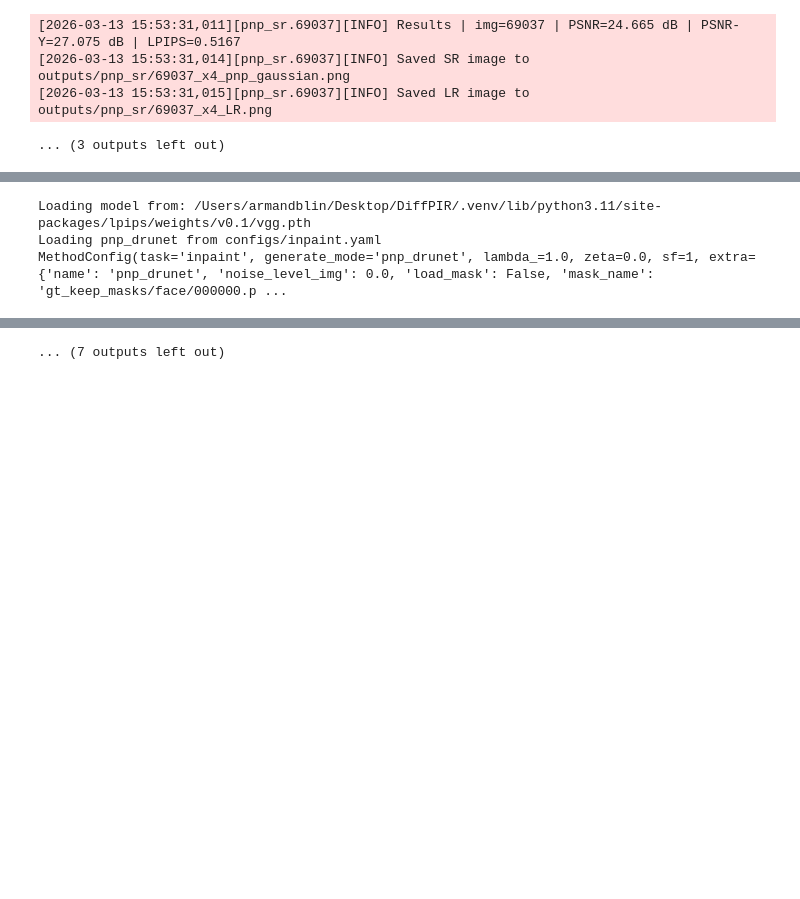
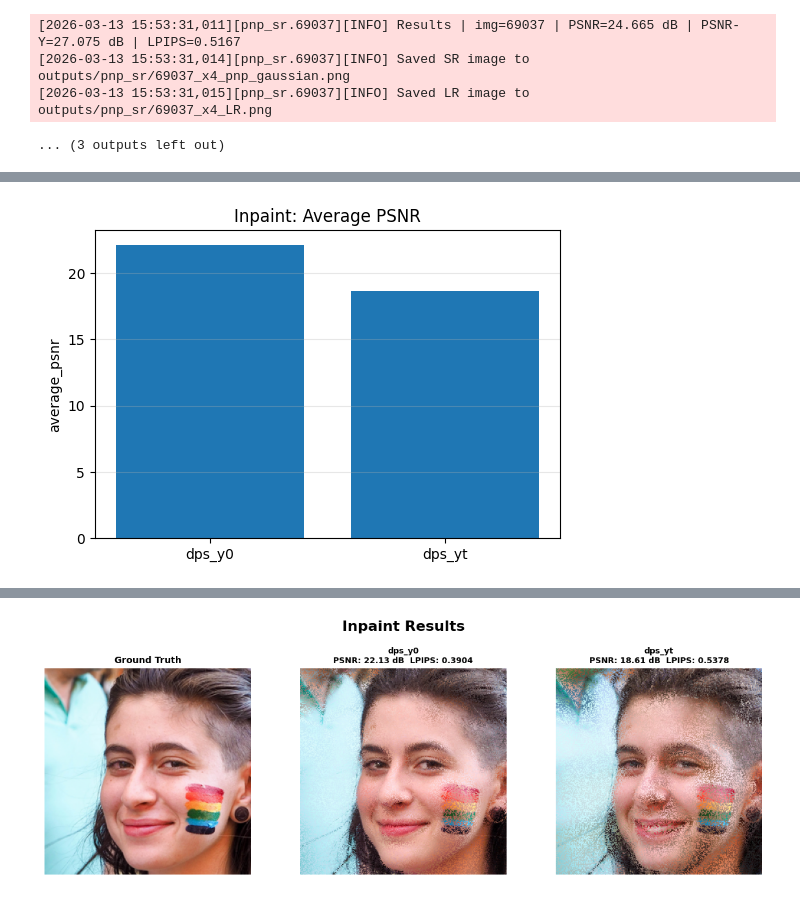
Before and after one commit to aygoun/DiffPIR, a Jupyter notebook: comparison_notebook.ipynb, the cells around one changed output, grey strips where cells are left out. Cells and saved outputs as stored; diff of their text form; code cells hidden in the pictures; blank space fills up the shorter version.

```diff
--- a/comparison_notebook.ipynb
+++ b/comparison_notebook.ipynb
@@ -326,10 +303,12 @@ inpaint_results = compare_task(
     testset_root="testsets/demo_test",
     methods=[
         "diffpir",
+        "dps_y0",
+        "dps_yt",
         "pnp_diffbir",
         "pnp_drunet",
         "pnp_gaussian",
-    ],   # "dps_y0", "dps_yt"
+    ],
 )
 plot_metric_bar(inpaint_results, metric="average_psnr", title="Inpaint: Average PSNR")
 show_results(inpaint_results, action="Inpaint")
@@ -357,0 +340 @@ Setting up [LPIPS] perceptual loss: trunk [vgg], v[0.1], spatial [off]
+[figure, added]
@@ -365,3 +341,0 @@ Setting up [LPIPS] perceptual loss: trunk [vgg], v[0.1], spatial [off]
-Loading model from: /Users/armandblin/Desktop/DiffPIR/.venv/lib/python3.11/site-packages/lpips/weights/v0.1/vgg.pth
-Loading pnp_drunet from configs/inpaint.yaml
-MethodConfig(task='inpaint', generate_mode='pnp_drunet', lambda_=1.0, zeta=0.0, sf=1, extra={'name': 'pnp_drunet', 'noise_level_img': 0.0, 'load_mask': False, 'mask_name': 'gt_keep_masks/face/000000.p ...
@@ -370 +342 @@ Setting up [LPIPS] perceptual loss: trunk [vgg], v[0.1], spatial [off]
-... (7 outputs left out)
+[figure, added]
```
Also changed, not shown: parts of 4 cells of this notebook, 5 other files.
